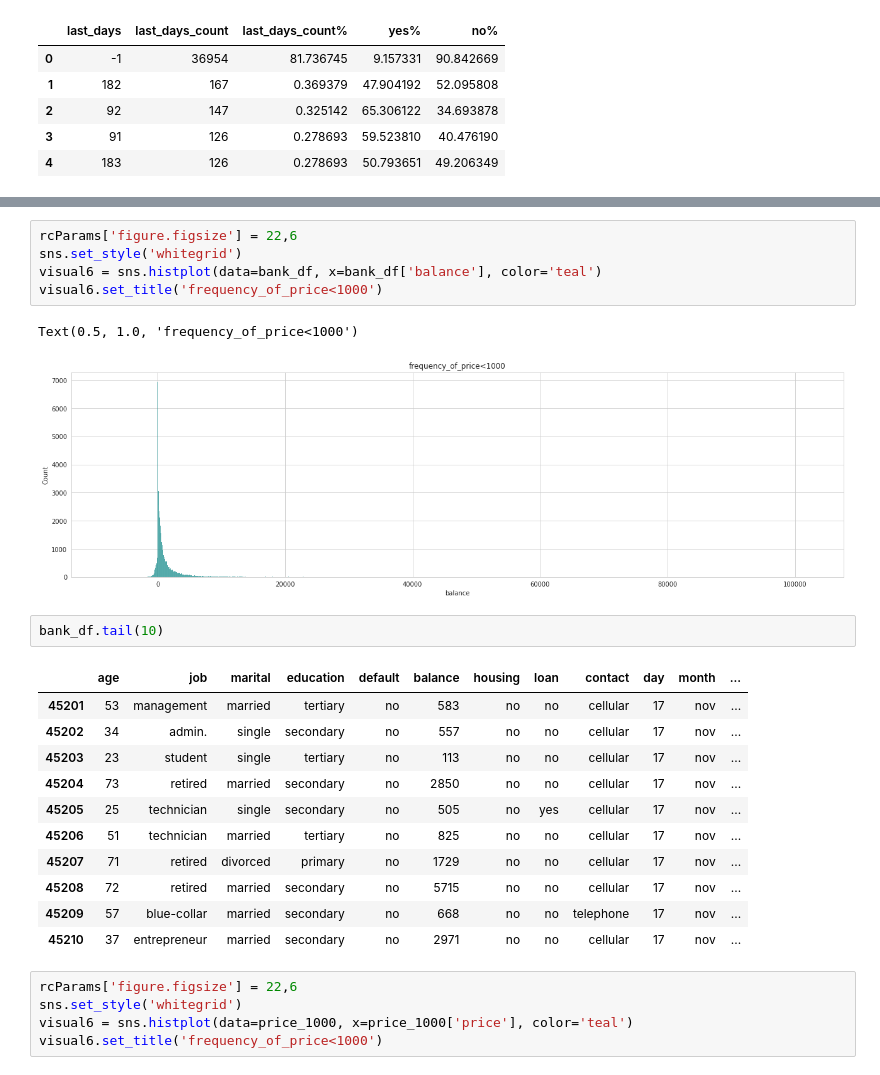
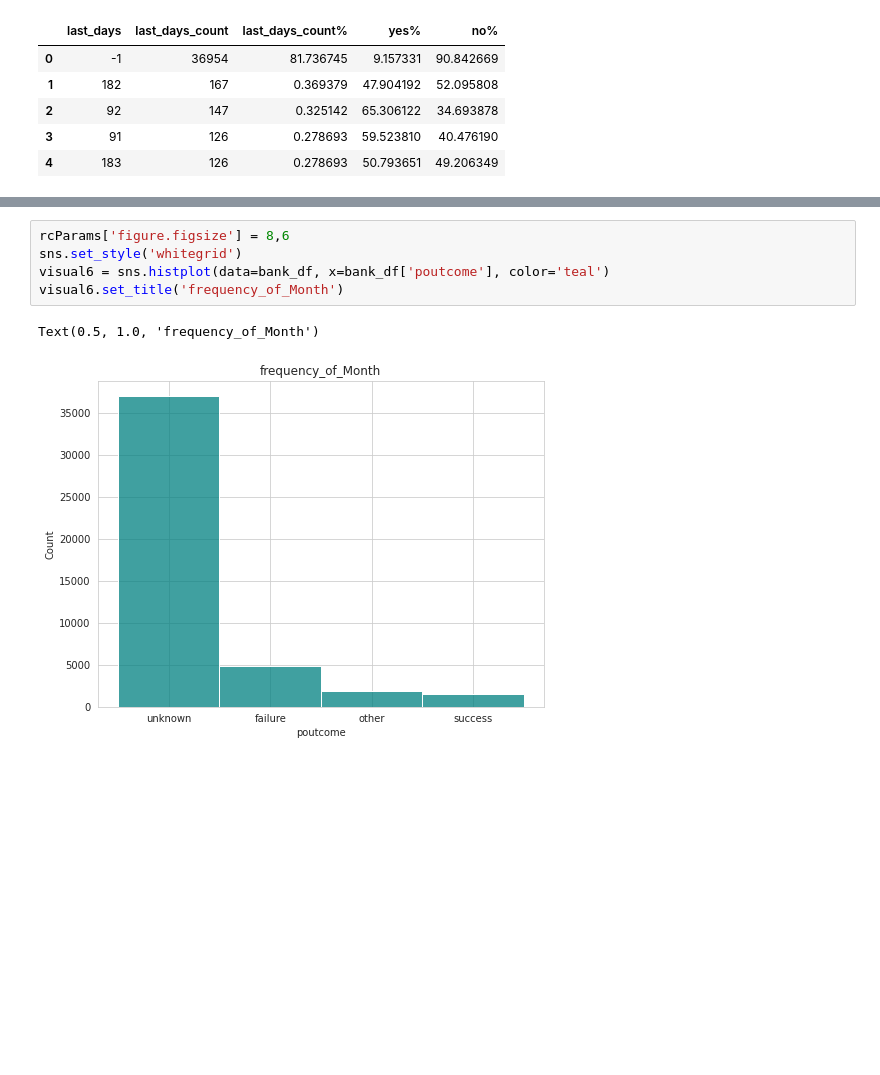
Before and after one commit to yaman9675/Bank-Marketing-Effectiveness-Prediction, a Jupyter notebook: Yaman_Bank_Marketing_Effectiveness_Prediction_Capstone_Project.ipynb, the cells around one changed output, grey strips where cells are left out. Drawn from its saved outputs; the diff is of its cells as text; blank space fills up the shorter version.

Commit message:
fifth commit on Bank-Marketing-Effectiveness-Prediction

```diff
--- a/Yaman_Bank_Marketing_Effectiveness_Prediction_Capstone_Project.ipynb
+++ b/Yaman_Bank_Marketing_Effectiveness_Prediction_Capstone_Project.ipynb
@@ -1269,27 +1418,8 @@ The % of 799 to 849 previous days accept term deposit is: 66.67
 # %%
-rcParams['figure.figsize'] = 22,6
+rcParams['figure.figsize'] = 8,6
 sns.set_style('whitegrid')
-visual6 = sns.histplot(data=bank_df, x=bank_df['balance'], color='teal')
-visual6.set_title('frequency_of_price<1000')
+visual6 = sns.histplot(data=bank_df, x=bank_df['poutcome'], color='teal')
+visual6.set_title('frequency_of_Month')
 # %% [output]
-Text(0.5, 1.0, 'frequency_of_price<1000')
+Text(0.5, 1.0, 'frequency_of_Month')
-[figure, old version]
+[figure, new version]
-# %%
-bank_df.tail(10)
-# %% [output]
-|  | age | job | marital | education | default | balance | housing | loan | contact | day | month | ... |
-| 45201 | 53 | management | married | tertiary | no | 583 | no | no | cellular | 17 | nov | ... |
-| 45202 | 34 | admin. | single | secondary | no | 557 | no | no | cellular | 17 | nov | ... |
-| 45203 | 23 | student | single | tertiary | no | 113 | no | no | cellular | 17 | nov | ... |
-| 45204 | 73 | retired | married | secondary | no | 2850 | no | no | cellular | 17 | nov | ... |
-| 45205 | 25 | technician | single | secondary | no | 505 | no | yes | cellular | 17 | nov | ... |
-| 45206 | 51 | technician | married | tertiary | no | 825 | no | no | cellular | 17 | nov | ... |
-| 45207 | 71 | retired | divorced | primary | no | 1729 | no | no | cellular | 17 | nov | ... |
-| 45208 | 72 | retired | married | secondary | no | 5715 | no | no | cellular | 17 | nov | ... |
-| 45209 | 57 | blue-collar | married | secondary | no | 668 | no | no | telephone | 17 | nov | ... |
-| 45210 | 37 | entrepreneur | married | secondary | no | 2971 | no | no | cellular | 17 | nov | ... |
-# %%
-rcParams['figure.figsize'] = 22,6
-sns.set_style('whitegrid')
-visual6 = sns.histplot(data=price_1000, x=price_1000['price'], color='teal')
-visual6.set_title('frequency_of_price<1000')
```
Also changed, not shown: parts of 24 cells of this notebook.
